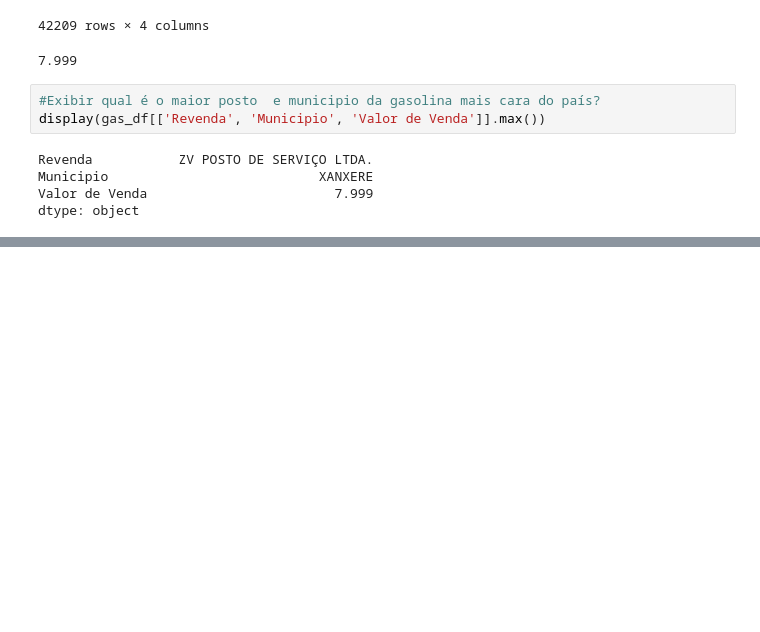
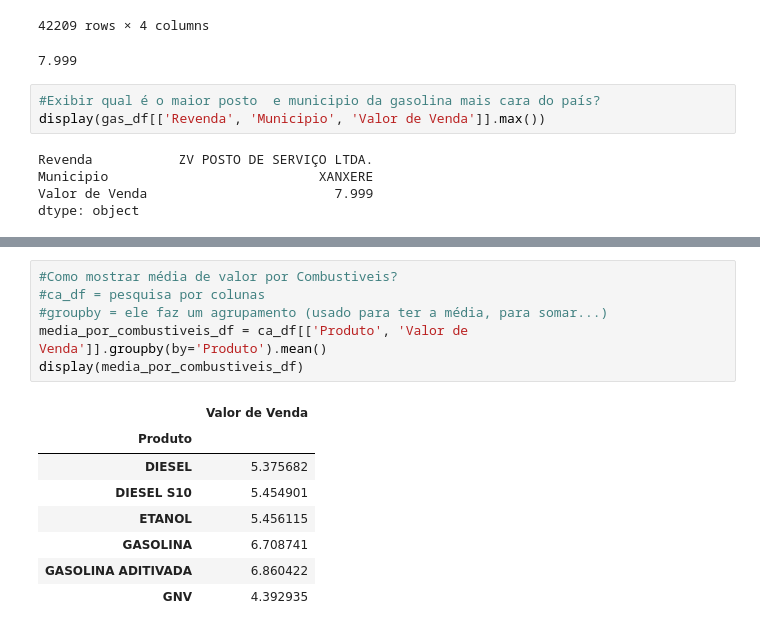
Before and after one commit to LucasInglacio/CursoDeExtens-oPandaPython, a Jupyter notebook: Primeiro_Exemplo_em_Pandas.ipynb, the cells around one changed output, grey strips where cells are left out. Cells and saved outputs as stored; diff of their text form; blank space fills up the shorter version.

```diff
--- a/Primeiro_Exemplo_em_Pandas.ipynb
+++ b/Primeiro_Exemplo_em_Pandas.ipynb
@@ -203,0 +242,15 @@ dtype: object
+# %%
+#Como mostrar média de valor por Combustiveis?
+#ca_df = pesquisa por colunas
+#groupby = ele faz um agrupamento (usado para ter a média, para somar...)
+media_por_combustiveis_df = ca_df[['Produto', 'Valor de Venda']].groupby(by='Produto').mean()
+display(media_por_combustiveis_df)
+# %% [output]
+|  | Valor de Venda |
+| Produto |  |
+| DIESEL | 5.375682 |
+| DIESEL S10 | 5.454901 |
+| ETANOL | 5.456115 |
+| GASOLINA | 6.708741 |
+| GASOLINA ADITIVADA | 6.860422 |
+| GNV | 4.392935 |
```
Also changed, not shown: parts of 5 cells of this notebook.
